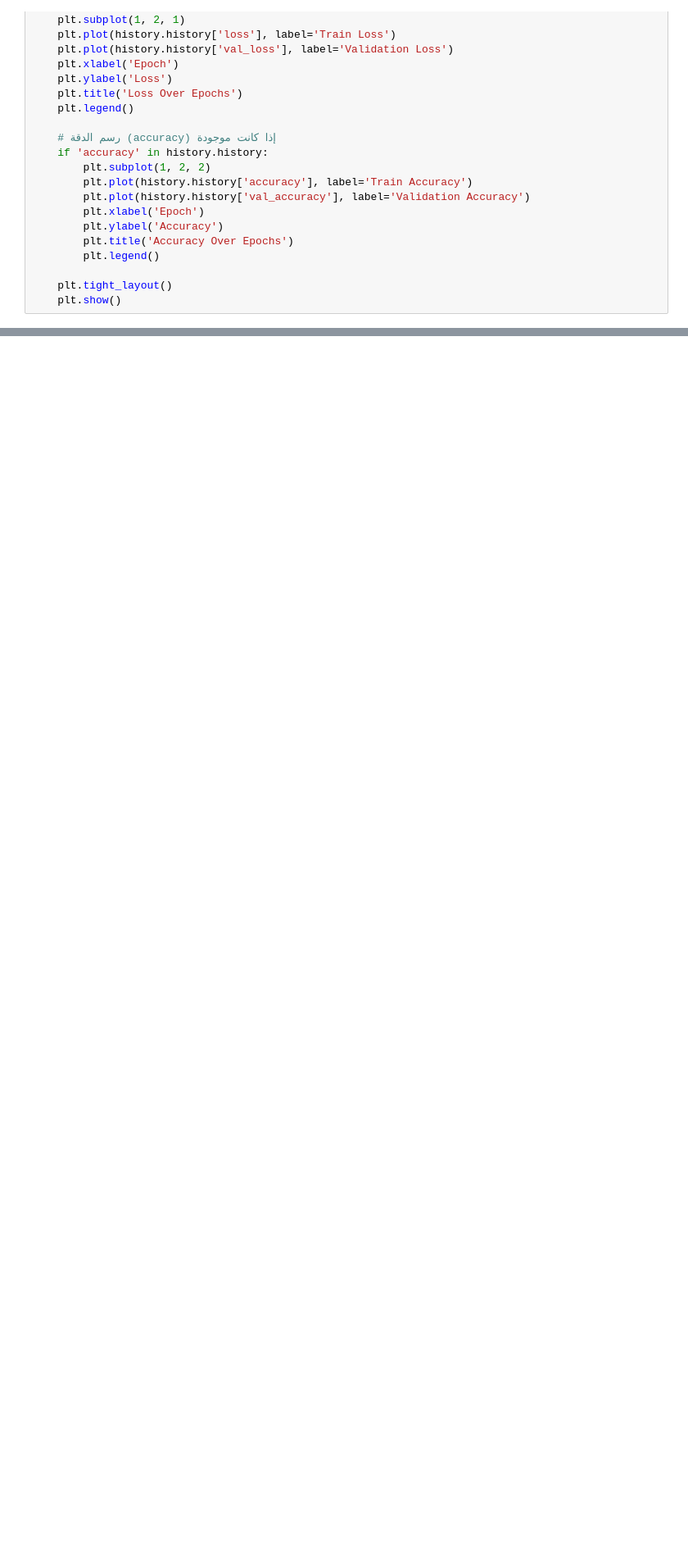
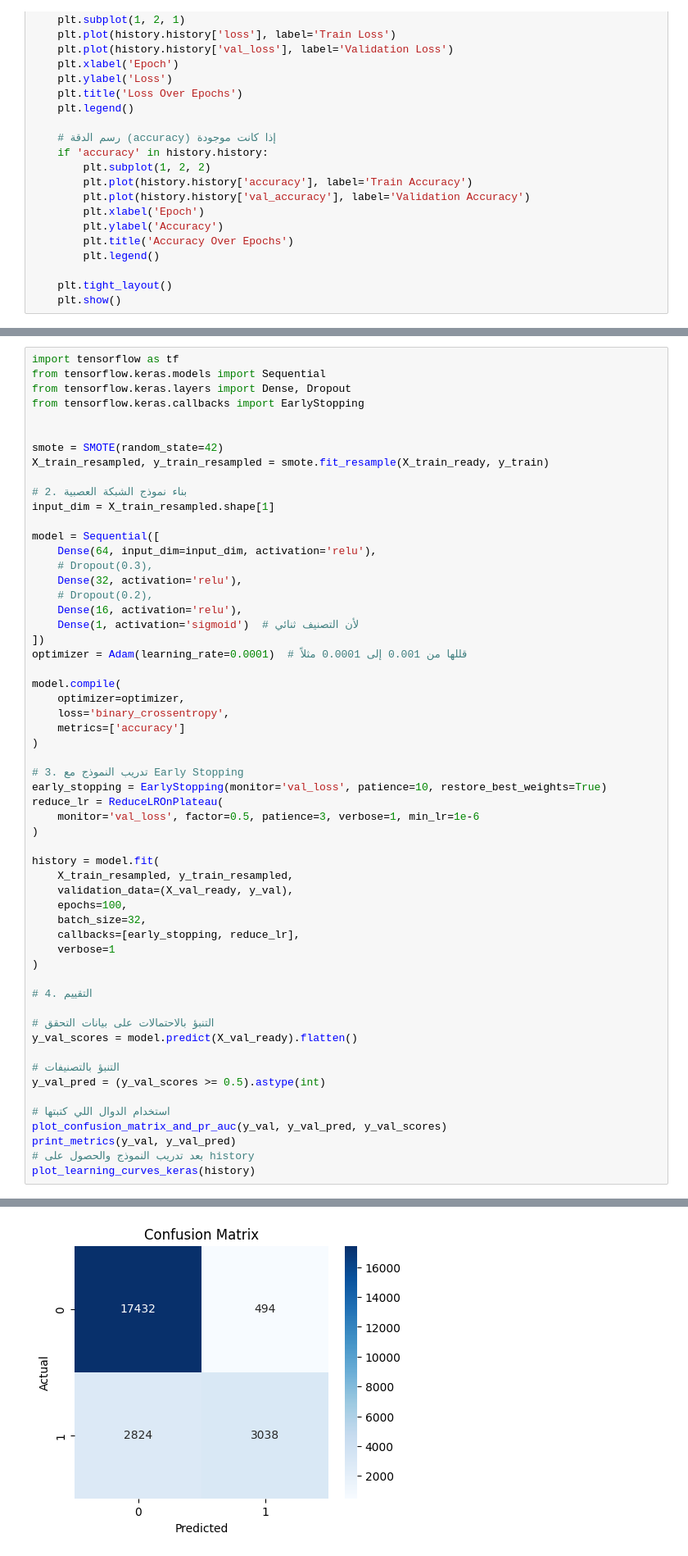
Before and after one commit to angiegh2002/Loan_Default_Detection, a Jupyter notebook: DM&ML (33).ipynb, the cells around one changed output, grey strips where cells are left out. Shown at 82% size. Cells and saved outputs as stored; diff of their text form; blank space fills up the shorter version.

```diff
--- a/DM&ML (33).ipynb
+++ b/DM&ML (33).ipynb
@@ -1350,0 +1502,58 @@ Epoch 3/100
+# %%
+import tensorflow as tf
+from tensorflow.keras.models import Sequential
+from tensorflow.keras.layers import Dense, Dropout
+from tensorflow.keras.callbacks import EarlyStopping
+
+
+smote = SMOTE(random_state=42)
+X_train_resampled, y_train_resampled = smote.fit_resample(X_train_ready, y_train)
+
+# 2. بناء نموذج الشبكة العصبية
+input_dim = X_train_resampled.shape[1]
+
+model = Sequential([
+    Dense(64, input_dim=input_dim, activation='relu'),
+    # Dropout(0.3),
+    Dense(32, activation='relu'),
+    # Dropout(0.2),
+    Dense(16, activation='relu'),
+    Dense(1, activation='sigmoid')  # لأن التصنيف ثنائي
+])
+optimizer = Adam(learning_rate=0.0001)  # قللها من 0.001 إلى 0.0001 مثلاً
+
+model.compile(
+    optimizer=optimizer,
+    loss='binary_crossentropy',
+    metrics=['accuracy']
+)
+
+# 3. تدريب النموذج مع Early Stopping
+early_stopping = EarlyStopping(monitor='val_loss', patience=10, restore_best_weights=True)
+reduce_lr = ReduceLROnPlateau(
+    monitor='val_loss', factor=0.5, patience=3, verbose=1, min_lr=1e-6
+)
+
+history = model.fit(
+    X_train_resampled, y_train_resampled,
+    validation_data=(X_val_ready, y_val),
+    epochs=100,
+    batch_size=32,
+    callbacks=[early_stopping, reduce_lr],
+    verbose=1
+)
+
+# 4. التقييم
+
+# التنبؤ بالاحتمالات على بيانات التحقق
+y_val_scores = model.predict(X_val_ready).flatten()
+
+# التنبؤ بالتصنيفات
+y_val_pred = (y_val_scores >= 0.5).astype(int)
+
+# استخدام الدوال اللي كتبتها
+plot_confusion_matrix_and_pr_auc(y_val, y_val_pred, y_val_scores)
+print_metrics(y_val, y_val_pred)
+# بعد تدريب النموذج والحصول على history
+plot_learning_curves_keras(history)
+# %% [output]
@@ -1350,0 +1577 @@ Epoch 3/100
+[figure, added]
```
Also changed, not shown: parts of 12 cells of this notebook.
